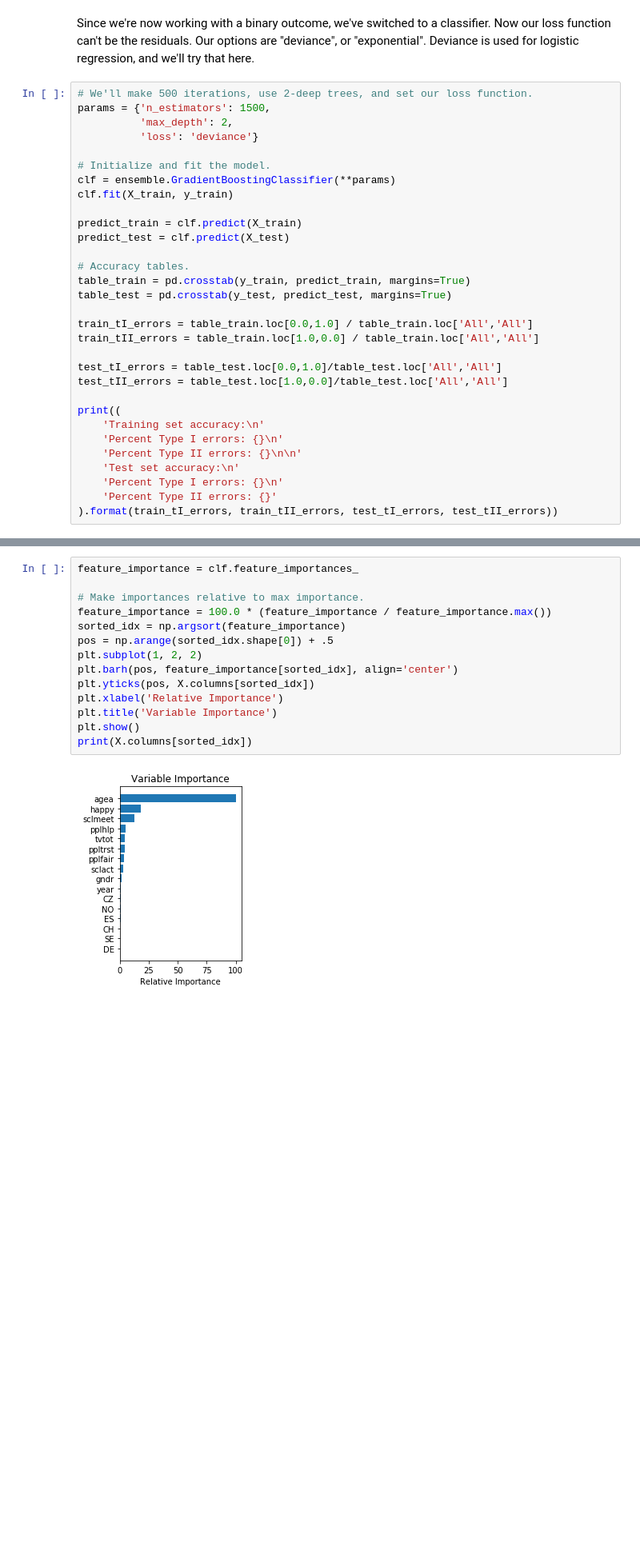
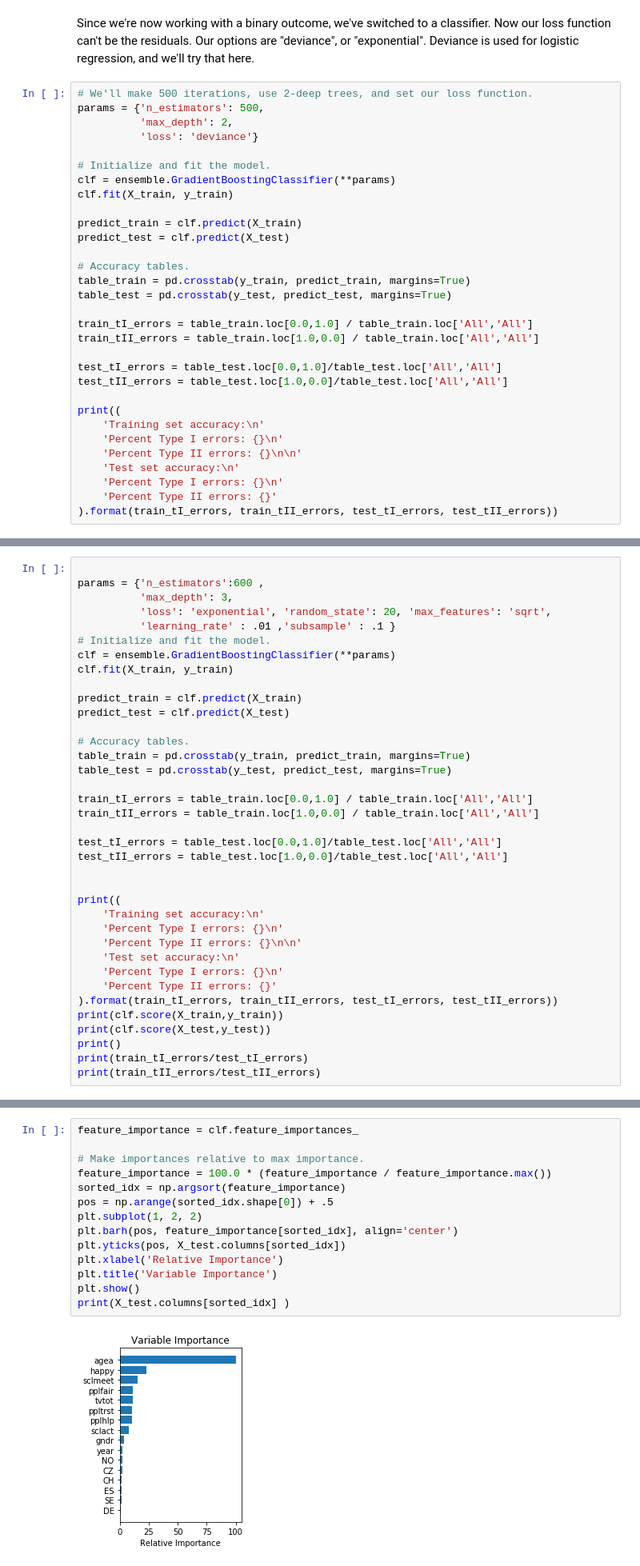
Before and after one commit to keith44/TF-Data_Science, a Jupyter notebook: Data_Science/Supervised learning/boostGuided example and Challenge.ipynb, the cells around one changed output, grey strips where cells are left out. Shown: that part at 80% size. Cells and saved outputs as stored; diff of their text form; blank space fills up the shorter version.

```diff
--- a/Data_Science/Supervised learning/boostGuided example and Challenge.ipynb
+++ b/Data_Science/Supervised learning/boostGuided example and Challenge.ipynb
@@ -43,7 +38,7 @@ y_train.hist()
 Since we're now working with a binary outcome, we've switched to a classifier.  Now our loss function can't be the residuals.  Our options are "deviance", or "exponential".  Deviance is used for logistic regression, and we'll try that here.
 # %%
 # We'll make 500 iterations, use 2-deep trees, and set our loss function.
-params = {'n_estimators': 1500,
+params = {'n_estimators': 500,
           'max_depth': 2,
           'loss': 'deviance'}
 
@@ -216,0 +187,37 @@ Percent Type II errors: 0.1607361963190184
+# %%
+
+params = {'n_estimators':600 ,
+          'max_depth': 3,
+          'loss': 'exponential', 'random_state': 20, 'max_features': 'sqrt',
+          'learning_rate' : .01 ,'subsample' : .1 }
+# Initialize and fit the model.
+clf = ensemble.GradientBoostingClassifier(**params)
+clf.fit(X_train, y_train)
+
+predict_train = clf.predict(X_train)
+predict_test = clf.predict(X_test)
+
+# Accuracy tables.
+table_train = pd.crosstab(y_train, predict_train, margins=True)
+table_test = pd.crosstab(y_test, predict_test, margins=True)
+
+train_tI_errors = table_train.loc[0.0,1.0] / table_train.loc['All','All']
+train_tII_errors = table_train.loc[1.0,0.0] / table_train.loc['All','All']
+
+test_tI_errors = table_test.loc[0.0,1.0]/table_test.loc['All','All']
+test_tII_errors = table_test.loc[1.0,0.0]/table_test.loc['All','All']
+
+
+print((
+    'Training set accuracy:\n'
+    'Percent Type I errors: {}\n'
+    'Percent Type II errors: {}\n\n'
+    'Test set accuracy:\n'
+    'Percent Type I errors: {}\n'
+    'Percent Type II errors: {}'
+).format(train_tI_errors, train_tII_errors, test_tI_errors, test_tII_errors))
+print(clf.score(X_train,y_train))
+print(clf.score(X_test,y_test))
+print()
+print(train_tI_errors/test_tI_errors)
+print(train_tII_errors/test_tII_errors)
@@ -217,16 +237,16 @@ Percent Type II errors: 0.1607361963190184
 # %%
 feature_importance = clf.feature_importances_
 
 # Make importances relative to max importance.
 feature_importance = 100.0 * (feature_importance / feature_importance.max())
 sorted_idx = np.argsort(feature_importance)
 pos = np.arange(sorted_idx.shape[0]) + .5
 plt.subplot(1, 2, 2)
 plt.barh(pos, feature_importance[sorted_idx], align='center')
-plt.yticks(pos, X.columns[sorted_idx])
+plt.yticks(pos, X_test.columns[sorted_idx])
 plt.xlabel('Relative Importance')
 plt.title('Variable Importance')
 plt.show()
-print(X.columns[sorted_idx])
+print(X_test.columns[sorted_idx] )
 # %% [output]
-[figure, old version]
+[figure, new version]
```
Also changed, not shown: parts of 17 cells of this notebook, 1 other file.
